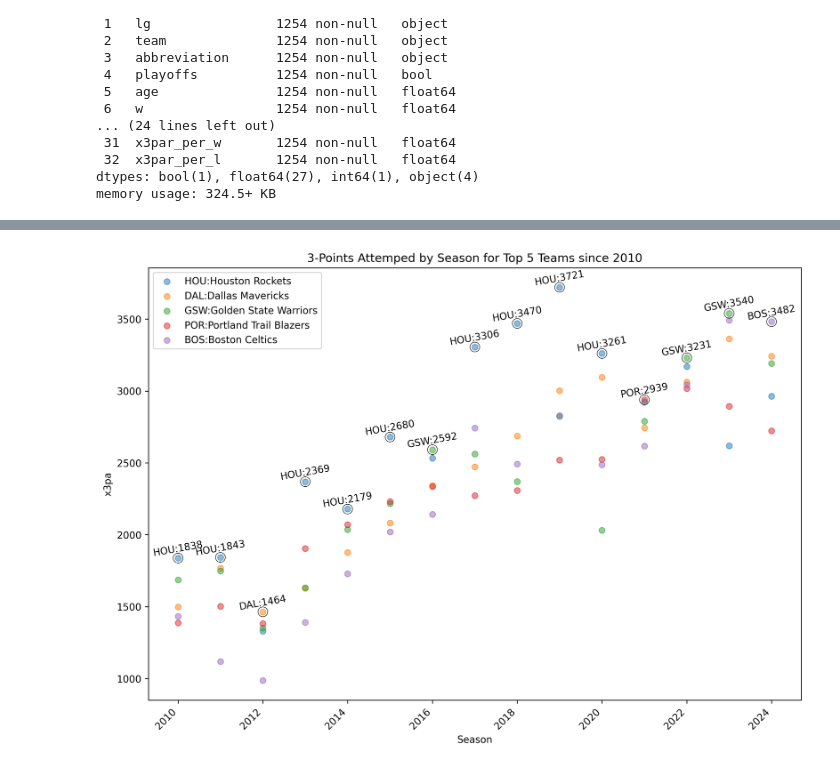
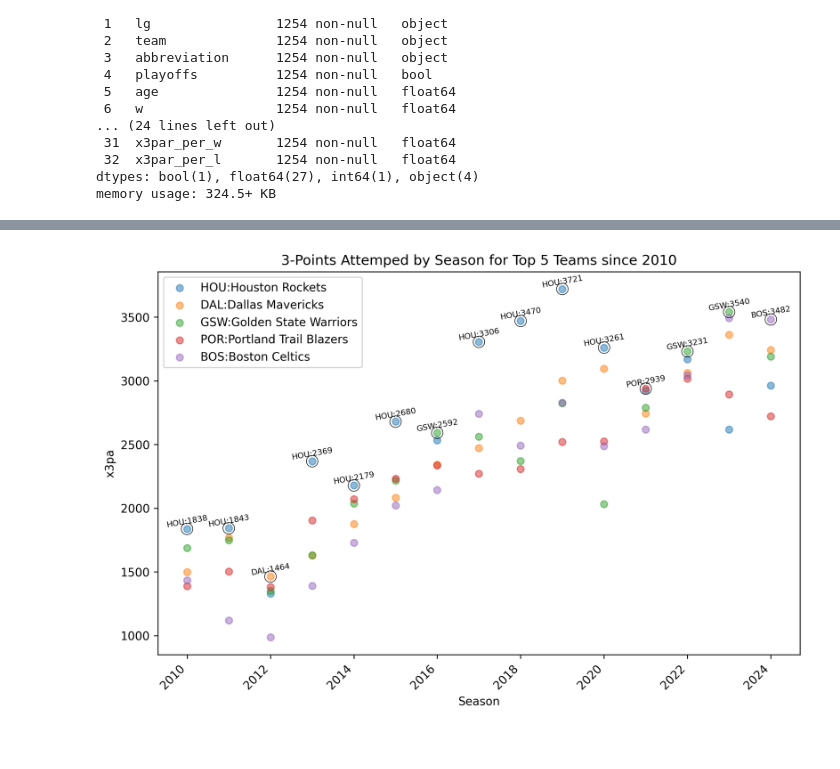
Before and after one commit to ThiwakornC/Spotter-NBA, a Jupyter notebook: Spotter_NBAStats_Main.ipynb, the cells around one changed output, grey strips where cells are left out. Cells and saved outputs as stored; diff of their text form; code cells hidden in the pictures.

```diff
--- a/Spotter_NBAStats_Main.ipynb
+++ b/Spotter_NBAStats_Main.ipynb
@@ -141,7 +141,7 @@ highest_x3pa_each_season = filtered_df.loc[filtered_df.groupby('season')['x3pa']
 team_abbreviations = dict(zip(df_teamtotal['team'], df_teamtotal['abbreviation']))
 
 # Create the scatter plot
-plt.figure(figsize=(12, 8), dpi=300)
+plt.figure(figsize=(10, 6), dpi=300)
 
 # Create a dictionary to store legend handles and colors
 legend_handles = {}
@@ -152,32 +152,32 @@ for team in top_5_teams:
     abbreviation = team_abbreviations.get(team, team)  # Get the abbreviation for the team
     scatter = plt.scatter(team_data['season'], team_data['x3pa'], label=abbreviation, alpha=0.5)
 
     # Store the handle and color in the dictionary
     legend_handles[f"{abbreviation}:{team}"] = scatter
 
 
 # Plot the highest x3pa points with border and x3pa:abbreviation
 for index, row in highest_x3pa_each_season.iterrows():
     abbreviation = team_abbreviations.get(row['team'], row['team'])
     plt.scatter(row['season'], row['x3pa'], linewidths=0.5, s=100,
                 edgecolors='black', facecolors='none')  # Highlight with black border
     text = f"{abbreviation}:{int(row['x3pa'])}"  # Format as x3pa:abbreviation
-    plt.text(row['season'], row['x3pa'], text, ha='center', va='bottom', rotation=10)
+    plt.text(row['season'], row['x3pa'], text, ha='center', va='bottom', rotation=10,size=7)
 
 # Add labels and title
 plt.xlabel('Season')
 plt.ylabel('x3pa')
 plt.title('3-Points Attemped by Season for Top 5 Teams since 2010')
 
 # Rotate x-axis labels for better readability
 plt.xticks(rotation=45, ha='right')
 
 # Create the legend with matching colors
 legend_labels = list(legend_handles.keys())
 handles = list(legend_handles.values())
 plt.legend(handles, legend_labels, loc='best')  # Use stored handles and labels
 
 # Show the plot
 plt.show()
 # %% [output]
-[figure, old version]
+[figure, new version]
```
Also changed, not shown: parts of 1 cell of this notebook.
